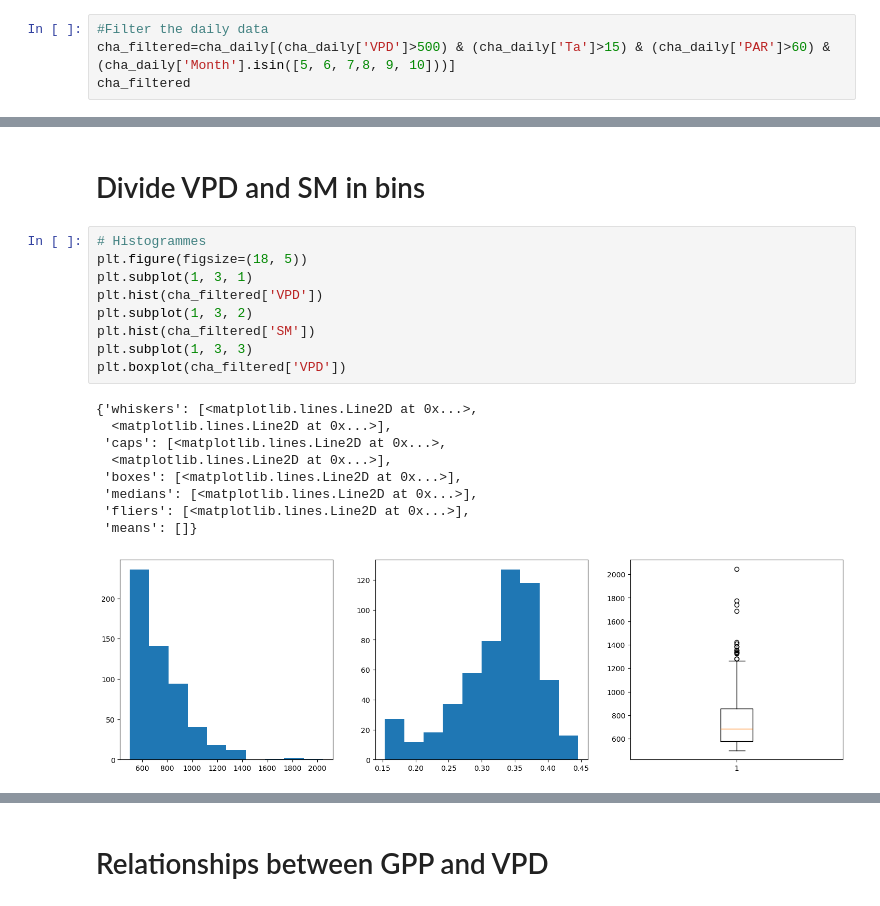
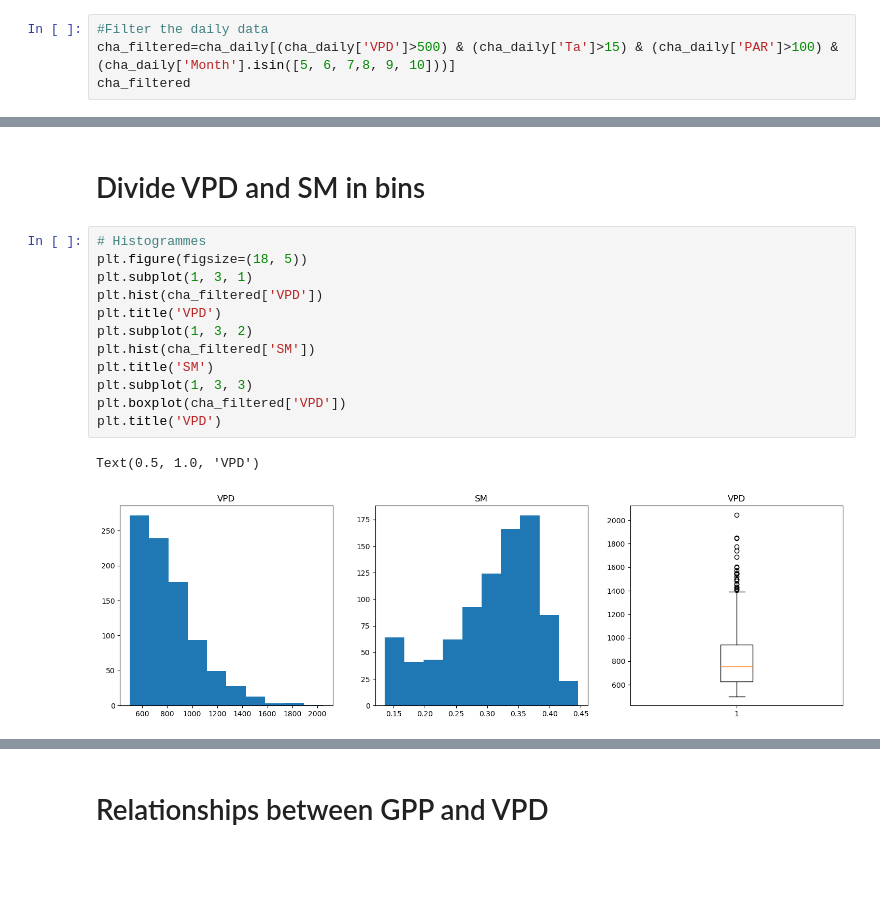
Before and after one commit to Margaux-Ccd/Ecohydro_modelling, a Jupyter notebook: EM_python.ipynb, the cells around one changed output, grey strips where cells are left out. Cells and saved outputs as stored; diff of their text form; blank space fills up the shorter version.

```diff
--- a/EM_python.ipynb
+++ b/EM_python.ipynb
@@ -156,7 +178,7 @@ Text(0, 0.5, 'NPP')
 # Filter data
 # %%
 #Filter the daily data
-cha_filtered=cha_daily[(cha_daily['VPD']>500) & (cha_daily['Ta']>15) & (cha_daily['PAR']>60) &(cha_daily['Month'].isin([5, 6, 7,8, 9, 10]))]
+cha_filtered=cha_daily[(cha_daily['VPD']>500) & (cha_daily['Ta']>15) & (cha_daily['PAR']>100) &(cha_daily['Month'].isin([5, 6, 7,8, 9, 10]))]
 cha_filtered
 # %% [output]
 |  | Date | Ta | VPD | SM | PAR | Year | Month | Day | NPP | SIF |
@@ -179,22 +201,18 @@ There are 556 observations/days between 2005 and 2014 respecting our three condi
 # %%
 # Histogrammes
 plt.figure(figsize=(18, 5))
 plt.subplot(1, 3, 1)
 plt.hist(cha_filtered['VPD'])
+plt.title('VPD')
 plt.subplot(1, 3, 2)
 plt.hist(cha_filtered['SM'])
+plt.title('SM')
 plt.subplot(1, 3, 3)
 plt.boxplot(cha_filtered['VPD'])
+plt.title('VPD')
 # %% [output]
-{'whiskers': [<matplotlib.lines.Line2D at 0x...>,
-  <matplotlib.lines.Line2D at 0x...>],
- 'caps': [<matplotlib.lines.Line2D at 0x...>,
-  <matplotlib.lines.Line2D at 0x...>],
- 'boxes': [<matplotlib.lines.Line2D at 0x...>],
- 'medians': [<matplotlib.lines.Line2D at 0x...>],
- 'fliers': [<matplotlib.lines.Line2D at 0x...>],
- 'means': []}
+Text(0.5, 1.0, 'VPD')
-[figure, old version]
+[figure, new version]
 # %%
 #Divide in bins
 cha_filtered = cha_filtered.copy() #to have an explicit copy (if not it raises an error)
```
Also changed, not shown: parts of 31 cells of this notebook, 1 other file.
